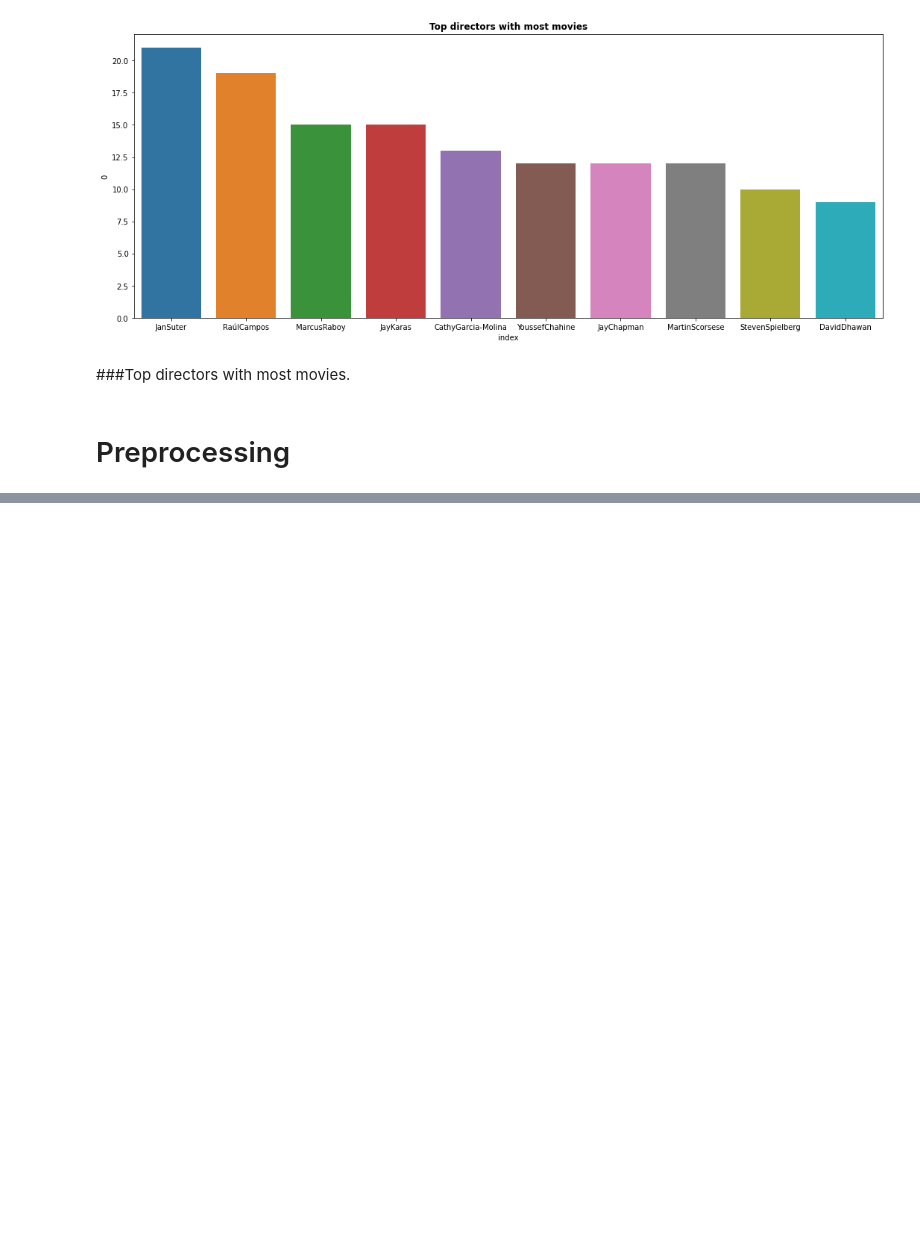
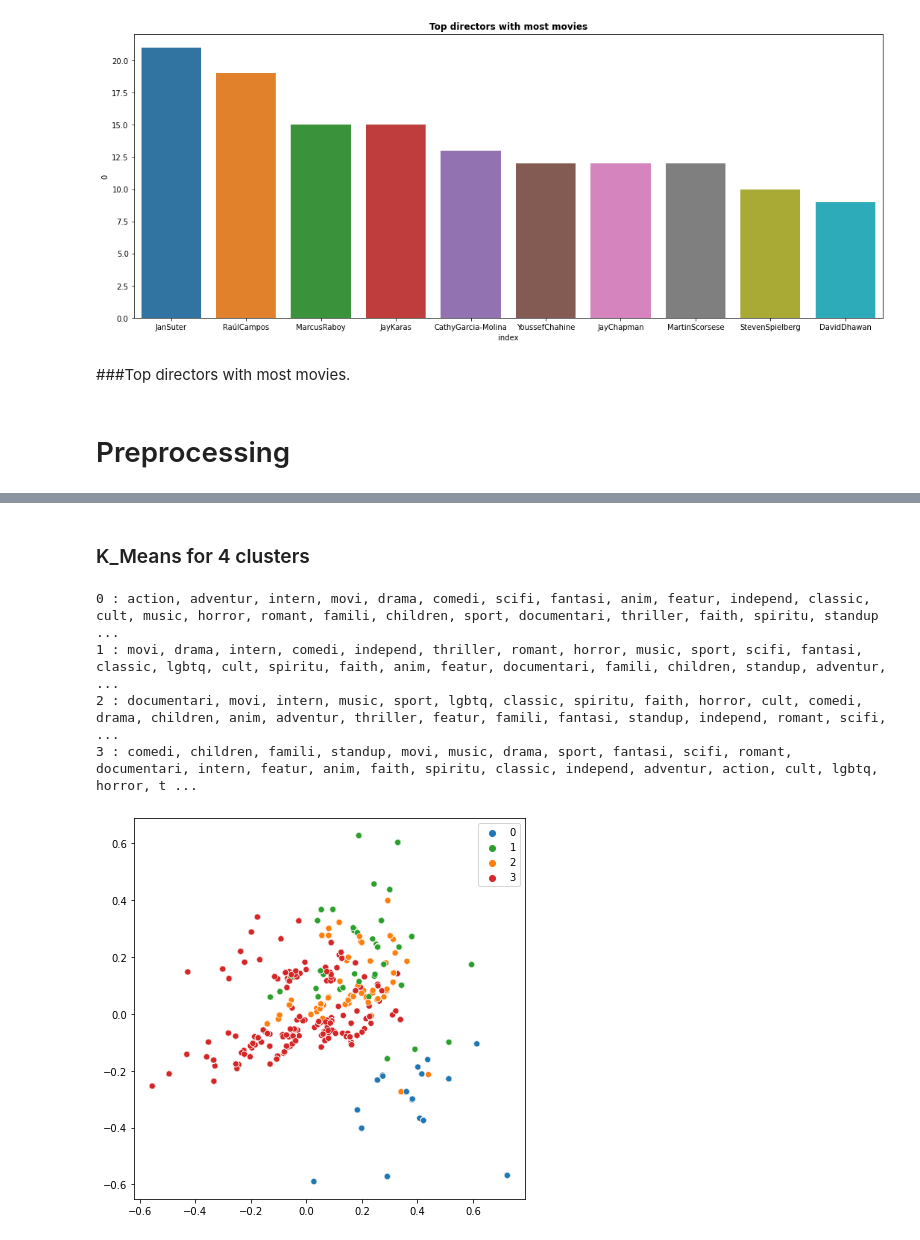
Before and after one commit to tanay47/Netflix-Movie-and-TV-Shows-Clustering, a Jupyter notebook: NETFLIX_MOVIES_AND_TV_SHOWS_CLUSTERING.ipynb, the cells around one changed output, grey strips where cells are left out. Drawn from its saved outputs; the diff is of its cells as text; code cells hidden in the pictures; blank space fills up the shorter version.

```diff
--- a/NETFLIX_MOVIES_AND_TV_SHOWS_CLUSTERING.ipynb
+++ b/NETFLIX_MOVIES_AND_TV_SHOWS_CLUSTERING.ipynb
@@ -373,0 +521,21 @@ Text(0.5, 1.0, 'Top directors with most movies')
+# %% [markdown]
+### K_Means for 4 clusters
+# %%
+# K-means with 4 clusters
+kmeans_4_clust = KMeans(n_clusters = 4, n_init = 20)
+kmeans_4_clust.fit(transform_descrip)
+
+# We have a look at 4 the clusters generated by k-means
+common_words = kmeans_4_clust.cluster_centers_.argsort()[:,-1:-26:-1]
+for num, centroid in enumerate(common_words):
+    print(str(num) + ' : ' + ', '.join(fet_words[word] for word in centroid))
+
+
+# plotting using plot_cluster() function
+plot_cluster(kmeans_4_clust)
+# %% [output]
+0 : action, adventur, intern, movi, drama, comedi, scifi, fantasi, anim, featur, independ, classic, cult, music, horror, romant, famili, children, sport, documentari, thriller, faith, spiritu, standup ...
+1 : movi, drama, intern, comedi, independ, thriller, romant, horror, music, sport, scifi, fantasi, classic, lgbtq, cult, spiritu, faith, anim, featur, documentari, famili, children, standup, adventur, ...
+2 : documentari, movi, intern, music, sport, lgbtq, classic, spiritu, faith, horror, cult, comedi, drama, children, anim, adventur, thriller, featur, famili, fantasi, standup, independ, romant, scifi, ...
+3 : comedi, children, famili, standup, movi, music, drama, sport, fantasi, scifi, romant, documentari, intern, featur, anim, faith, spiritu, classic, independ, adventur, action, cult, lgbtq, horror, t ...
+[figure, added]
```
Also changed, not shown: parts of 27 cells of this notebook.
